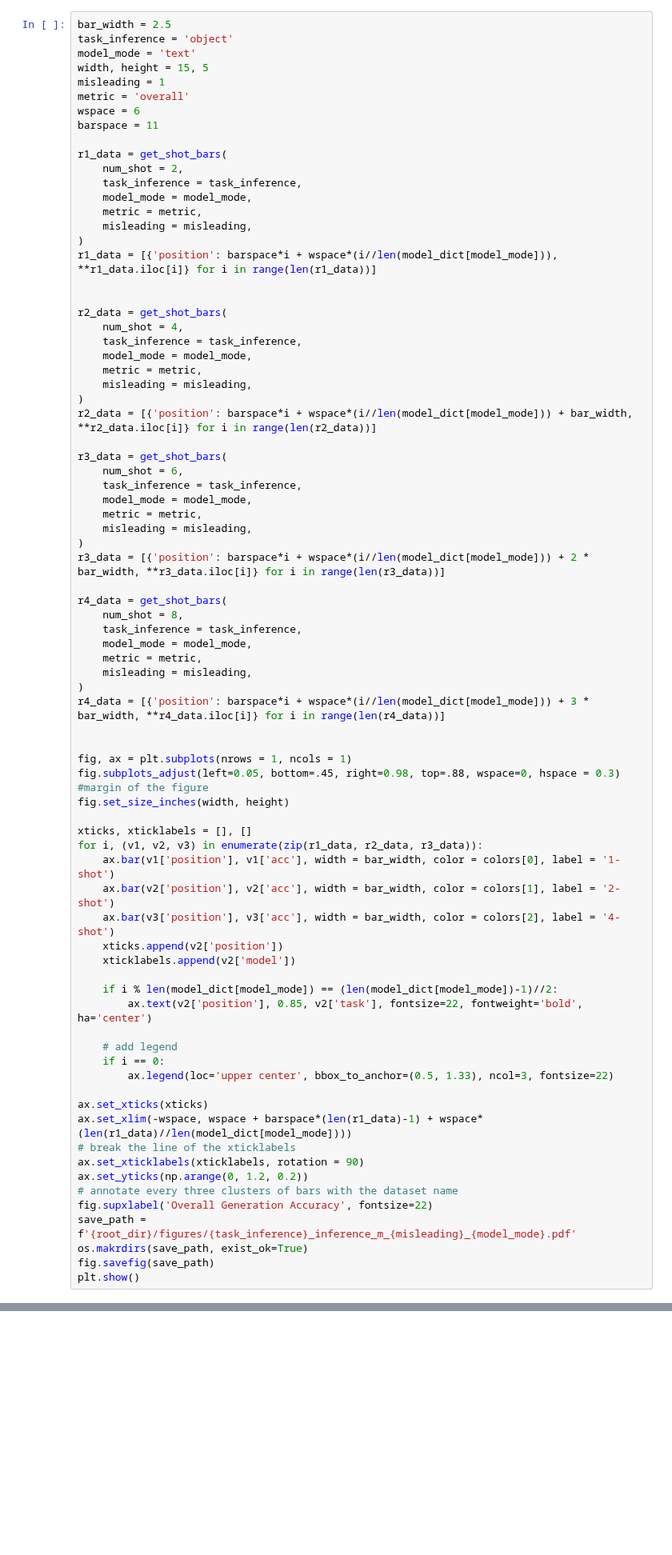
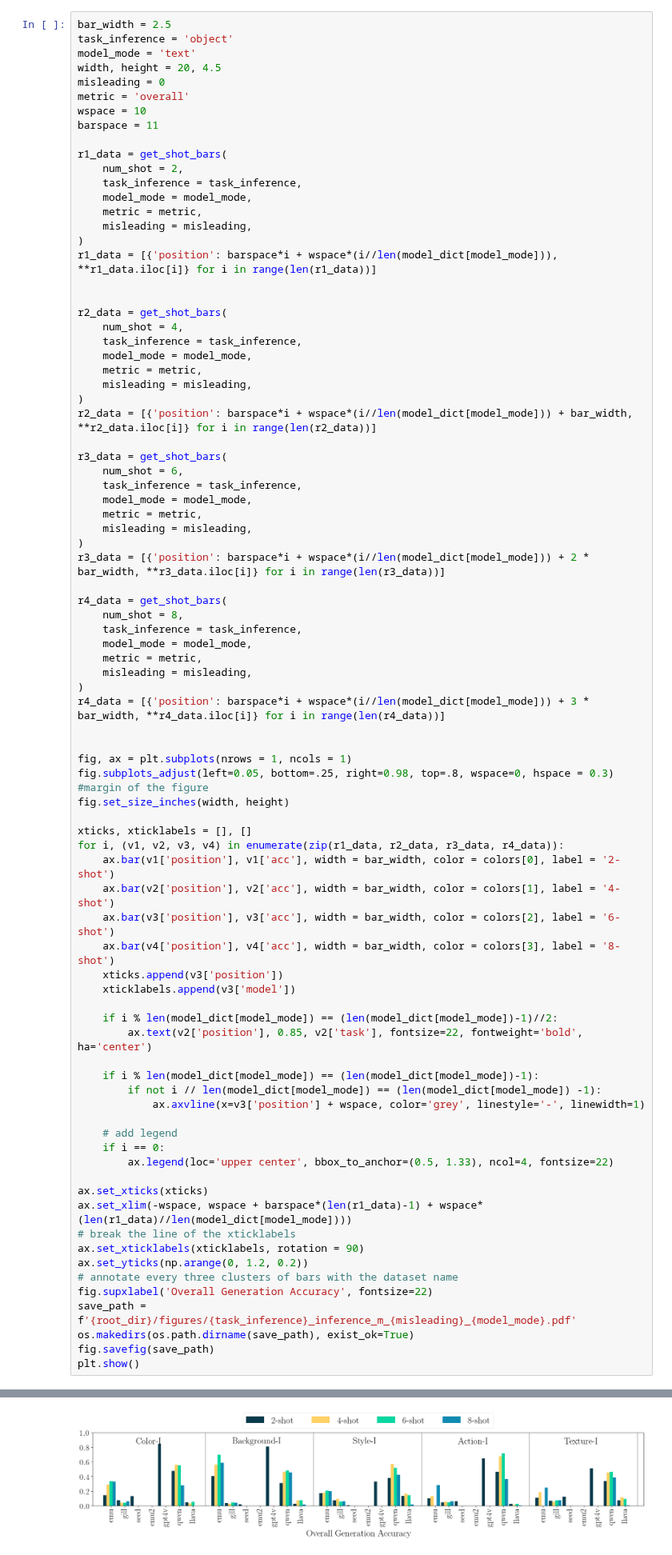
Before and after one commit to UW-Madison-Lee-Lab/CoBSAT, a Jupyter notebook: analysis/plot.ipynb, the cells around one changed output, grey strips where cells are left out. Shown at 80% size. Drawn from its saved outputs; the diff is of its cells as text; blank space fills up the shorter version.

Commit message:
update the plot

```diff
--- a/analysis/plot.ipynb
+++ b/analysis/plot.ipynb
@@ -145,10 +145,10 @@ get_shot_bars(
 bar_width = 2.5
 task_inference = 'object'
 model_mode = 'text'
-width, height = 15, 5
-misleading = 1
+width, height = 20, 4.5
+misleading = 0
 metric = 'overall'
-wspace = 6
+wspace = 10
 barspace = 11
 
 r1_data = get_shot_bars(
@@ -190,23 +190,28 @@ r4_data = [{'position': barspace*i + wspace*(i//len(model_dict[model_mode])) + 3
 
 
 fig, ax = plt.subplots(nrows = 1, ncols = 1)
-fig.subplots_adjust(left=0.05, bottom=.45, right=0.98, top=.88, wspace=0, hspace = 0.3) #margin of the figure
+fig.subplots_adjust(left=0.05, bottom=.25, right=0.98, top=.8, wspace=0, hspace = 0.3) #margin of the figure
 fig.set_size_inches(width, height)
 
 xticks, xticklabels = [], []
-for i, (v1, v2, v3) in enumerate(zip(r1_data, r2_data, r3_data)):
-    ax.bar(v1['position'], v1['acc'], width = bar_width, color = colors[0], label = '1-shot')
-    ax.bar(v2['position'], v2['acc'], width = bar_width, color = colors[1], label = '2-shot')
-    ax.bar(v3['position'], v3['acc'], width = bar_width, color = colors[2], label = '4-shot')
-    xticks.append(v2['position'])
-    xticklabels.append(v2['model'])
+for i, (v1, v2, v3, v4) in enumerate(zip(r1_data, r2_data, r3_data, r4_data)):
+    ax.bar(v1['position'], v1['acc'], width = bar_width, color = colors[0], label = '2-shot')
+    ax.bar(v2['position'], v2['acc'], width = bar_width, color = colors[1], label = '4-shot')
+    ax.bar(v3['position'], v3['acc'], width = bar_width, color = colors[2], label = '6-shot')
+    ax.bar(v4['position'], v4['acc'], width = bar_width, color = colors[3], label = '8-shot')
+    xticks.append(v3['position'])
+    xticklabels.append(v3['model'])
 
     if i % len(model_dict[model_mode]) == (len(model_dict[model_mode])-1)//2:
         ax.text(v2['position'], 0.85, v2['task'], fontsize=22, fontweight='bold', ha='center')
 
+    if i % len(model_dict[model_mode]) == (len(model_dict[model_mode])-1):
+        if not i // len(model_dict[model_mode]) == (len(model_dict[model_mode]) -1):
+            ax.axvline(x=v3['position'] + wspace, color='grey', linestyle='-', linewidth=1)
+
     # add legend
     if i == 0:
-        ax.legend(loc='upper center', bbox_to_anchor=(0.5, 1.33), ncol=3, fontsize=22)
+        ax.legend(loc='upper center', bbox_to_anchor=(0.5, 1.33), ncol=4, fontsize=22)
 
 ax.set_xticks(xticks)
 ax.set_xlim(-wspace, wspace + barspace*(len(r1_data)-1) + wspace*(len(r1_data)//len(model_dict[model_mode])))
@@ -216,7 +221,7 @@ ax.set_yticks(np.arange(0, 1.2, 0.2))
 # annotate every three clusters of bars with the dataset name
 fig.supxlabel('Overall Generation Accuracy', fontsize=22)
 save_path = f'{root_dir}/figures/{task_inference}_inference_m_{misleading}_{model_mode}.pdf'
-os.makrdirs(save_path, exist_ok=True)
+os.makedirs(os.path.dirname(save_path), exist_ok=True)
 fig.savefig(save_path)
 plt.show()
 # %% [output]
@@ -233,0 +228 @@ Here is the full command invocation and its output:
+[figure, added]
```
Also changed, not shown: parts of 4 cells of this notebook.
